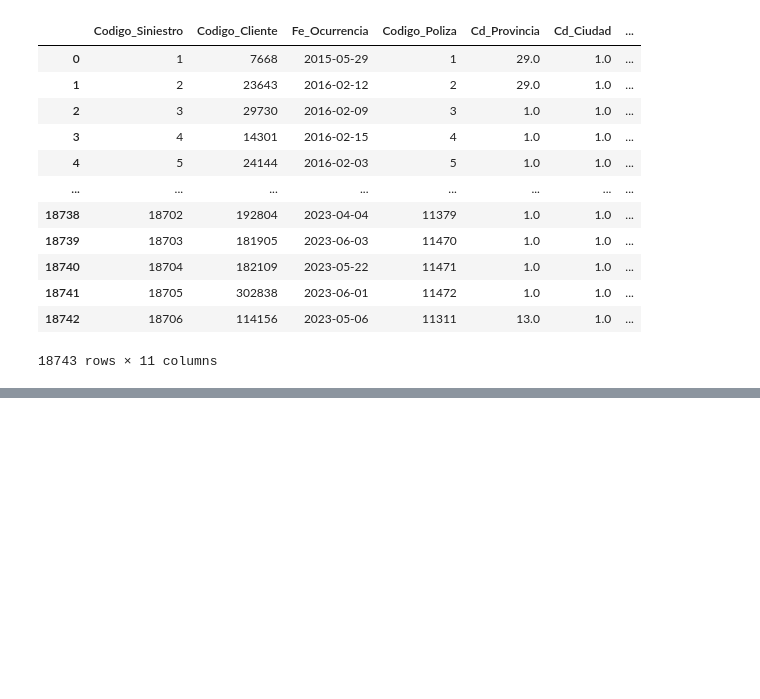
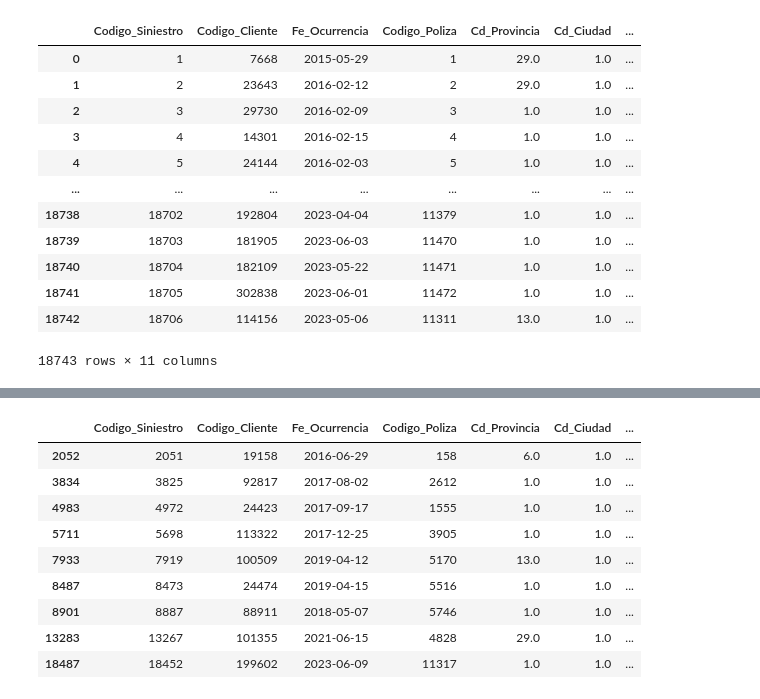
Before and after one commit to josegarciav/Datathon_BDO_2023, a Jupyter notebook: Get_Location_Data.ipynb, the cells around one changed output, grey strips where cells are left out. Drawn from its saved outputs; the diff is of its cells as text; code cells hidden in the pictures; blank space fills up the shorter version.

```diff
--- a/Get_Location_Data.ipynb
+++ b/Get_Location_Data.ipynb
@@ -152,0 +128,20 @@ df_geo_unica.head(5)
+# %%
+api_key = 'hidden_key'
+geolocator = GoogleV3(api_key=api_key)
+latitude_list = []
+longitude_list = []
+
+# Perform geocoding for each address
+for address in df2['MOD_Lugar_Ocurrencia']:
+    location = geolocator.geocode(address, components={"country":"DO"}, region="DO")
+    if location:
+        latitude_list.append(location.latitude)
+        longitude_list.append(location.longitude)
+    else:
+        latitude_list.append(None)
+        longitude_list.append(None)
+
+df2['latitude'] = latitude_list
+df2['longitude'] = longitude_list
+
+print(df2)
@@ -152,0 +176,2 @@ df_geo_unica.head(5)
+# %%
+df2_copy=df2.copy()
@@ -152,0 +194,13 @@ df_geo_unica.head(5)
+# %%
+df2_copy[df2_copy.longitude.isnull()]
+# %% [output]
+|  | Codigo_Siniestro | Codigo_Cliente | Fe_Ocurrencia | Codigo_Poliza | Cd_Provincia | Cd_Ciudad | ... |
+| 2052 | 2051 | 19158 | 2016-06-29 | 158 | 6.0 | 1.0 | ... |
+| 3834 | 3825 | 92817 | 2017-08-02 | 2612 | 1.0 | 1.0 | ... |
+| 4983 | 4972 | 24423 | 2017-09-17 | 1555 | 1.0 | 1.0 | ... |
+| 5711 | 5698 | 113322 | 2017-12-25 | 3905 | 1.0 | 1.0 | ... |
+| 7933 | 7919 | 100509 | 2019-04-12 | 5170 | 13.0 | 1.0 | ... |
+| 8487 | 8473 | 24474 | 2019-04-15 | 5516 | 1.0 | 1.0 | ... |
+| 8901 | 8887 | 88911 | 2018-05-07 | 5746 | 1.0 | 1.0 | ... |
+| 13283 | 13267 | 101355 | 2021-06-15 | 4828 | 29.0 | 1.0 | ... |
+| 18487 | 18452 | 199602 | 2023-06-09 | 11317 | 1.0 | 1.0 | ... |
```
Also changed, not shown: parts of 5 cells of this notebook, 1 other file.
